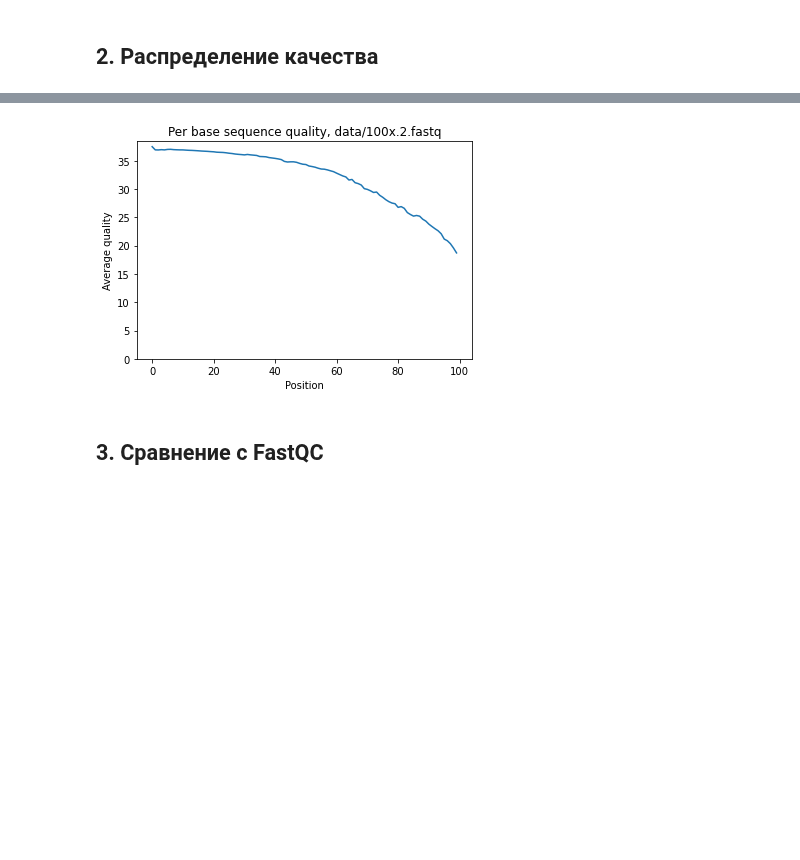
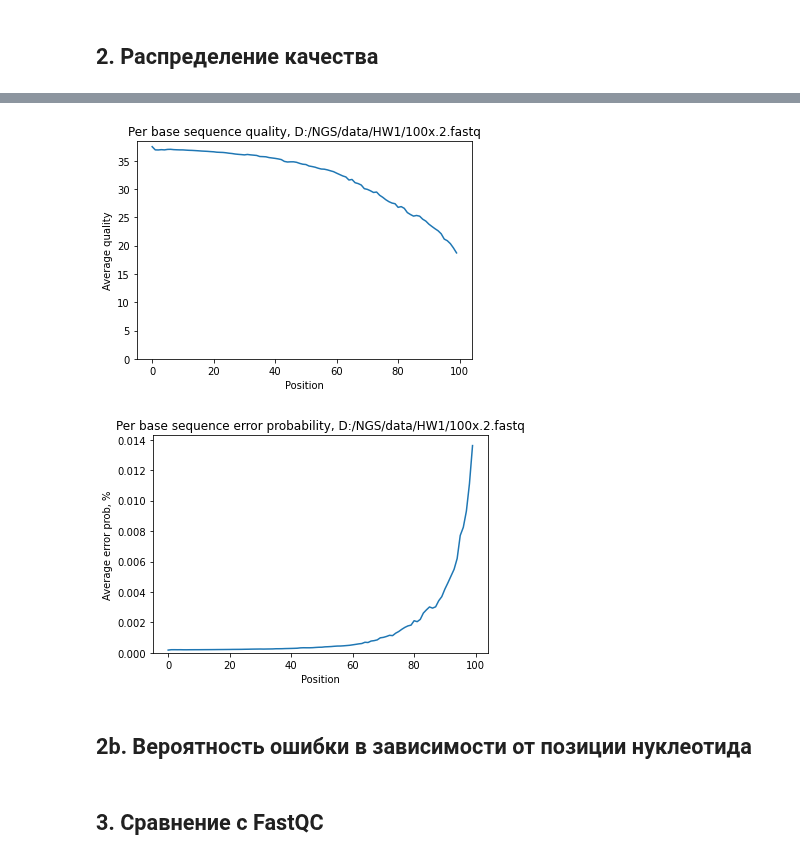
Before and after one commit to vkpankov/BioInfML, a Jupyter notebook: NGS/HW1.ipynb, the cells around one changed output, grey strips where cells are left out. Cells and saved outputs as stored; diff of their text form; code cells hidden in the pictures; blank space fills up the shorter version.

```diff
--- a/NGS/HW1.ipynb
+++ b/NGS/HW1.ipynb
@@ -55,12 +55,21 @@ def plotQualityDist(fileName):
             qualityCounts[position]+=1
     averageQualities = qualitySums/qualityCounts
     positions = np.array(range(0, maxReadLength))
+    plt.figure()
     plt.plot(positions,averageQualities)
     plt.title(f"Per base sequence quality, {fileName}")
     plt.xlabel("Position")
     plt.ylim(0)
     plt.ylabel("Average quality")
 
+    plt.figure()
+    error_probabilities = 1/2* (1 - np.sqrt(1 - 4*np.exp(-1/10* averageQualities * (np.log(2) + np.log(5)))))
+    plt.plot(positions,error_probabilities)
+    plt.title(f"Per base sequence error probability, {fileName}")
+    plt.xlabel("Position")
+    plt.ylim(0)
+    plt.ylabel("Average error prob")
 
-plotQualityDist("data/100x.1.fastq")
+
+plotQualityDist("D:/NGS/data/HW1/100x.1.fastq")
 # %% [output]
@@ -68,7 +78,10 @@ plotQualityDist("data/100x.1.fastq")
 # %%
-plotQualityDist("data/100x.2.fastq")
+plotQualityDist("D:/NGS/data/HW1/100x.2.fastq")
 # %% [output]
-[figure, old version]
+[figure, new version]
+[figure, added]
+# %% [markdown]
+## 2b. Вероятность ошибки в зависимости от позиции нуклеотида
 # %% [markdown]
 ## 3. Сравнение с FastQC
 # %% [markdown]
```
Also changed, not shown: parts of 3 cells of this notebook.
